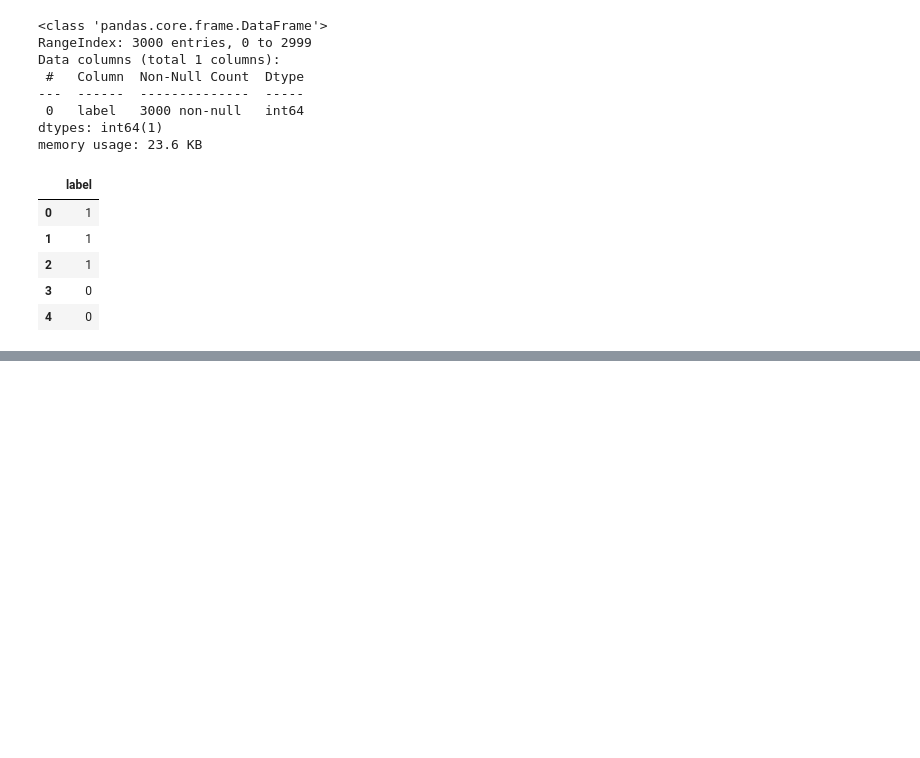
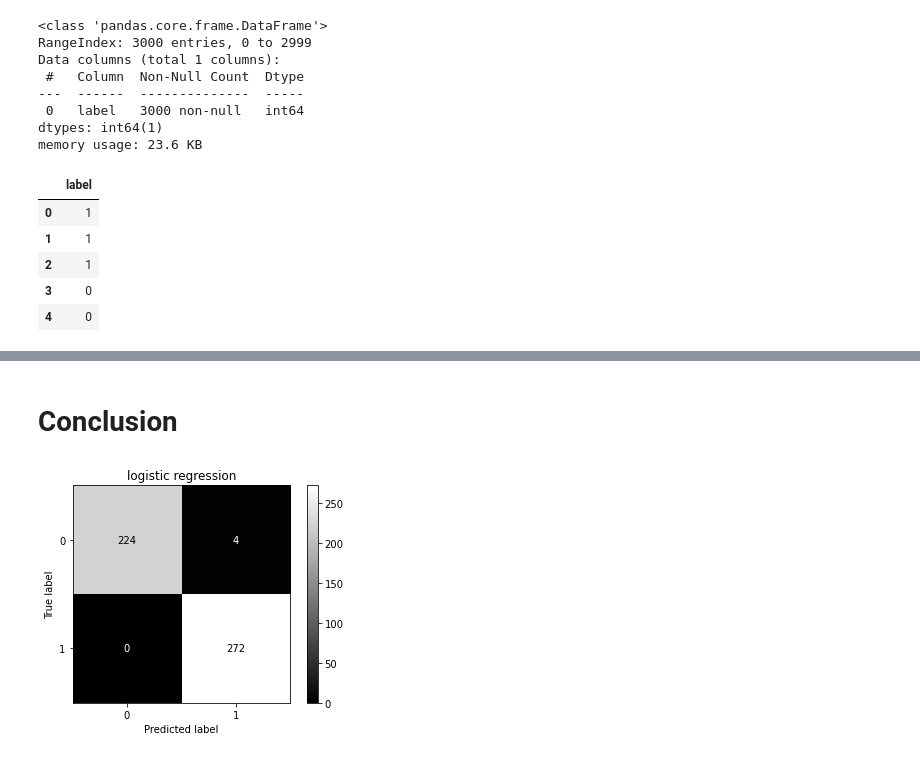
Before and after one commit to ShashankIITG/Machine-Learning-Study---2023, a Jupyter notebook: Challenges/Chemical Detector/chemical-classification-from-scratch using numpy.ipynb, the cells around one changed output, grey strips where cells are left out. Drawn from its saved outputs; the diff is of its cells as text; code cells hidden in the pictures; blank space fills up the shorter version.

```diff
--- a/Challenges/Chemical Detector/chemical-classification-from-scratch using numpy.ipynb
+++ b/Challenges/Chemical Detector/chemical-classification-from-scratch using numpy.ipynb
@@ -158,0 +167,4 @@ plt.show()
+# %%
+# predict label from logistic regression
+W0_Xt = np.hstack((np.ones((Xt.shape[0], 1)), Xt))
+Yp_lr = (lr.predict(W0_Xt) > 0.5)
@@ -158,0 +245,12 @@ plt.show()
+# %% [markdown]
+# Conclusion
+# %%
+cm_lr = confusion_matrix(Yt, Yp_lr)
+# %%
+cmd_lr = ConfusionMatrixDisplay(cm_lr, display_labels=[0, 1])
+# %%
+cmd_lr.plot(cmap='gray')
+cmd_lr.ax_.set_title("logistic regression")
+plt.show()
+# %% [output]
+[figure, added]
```
Also changed, not shown: parts of 14 cells of this notebook, 1 other file.
